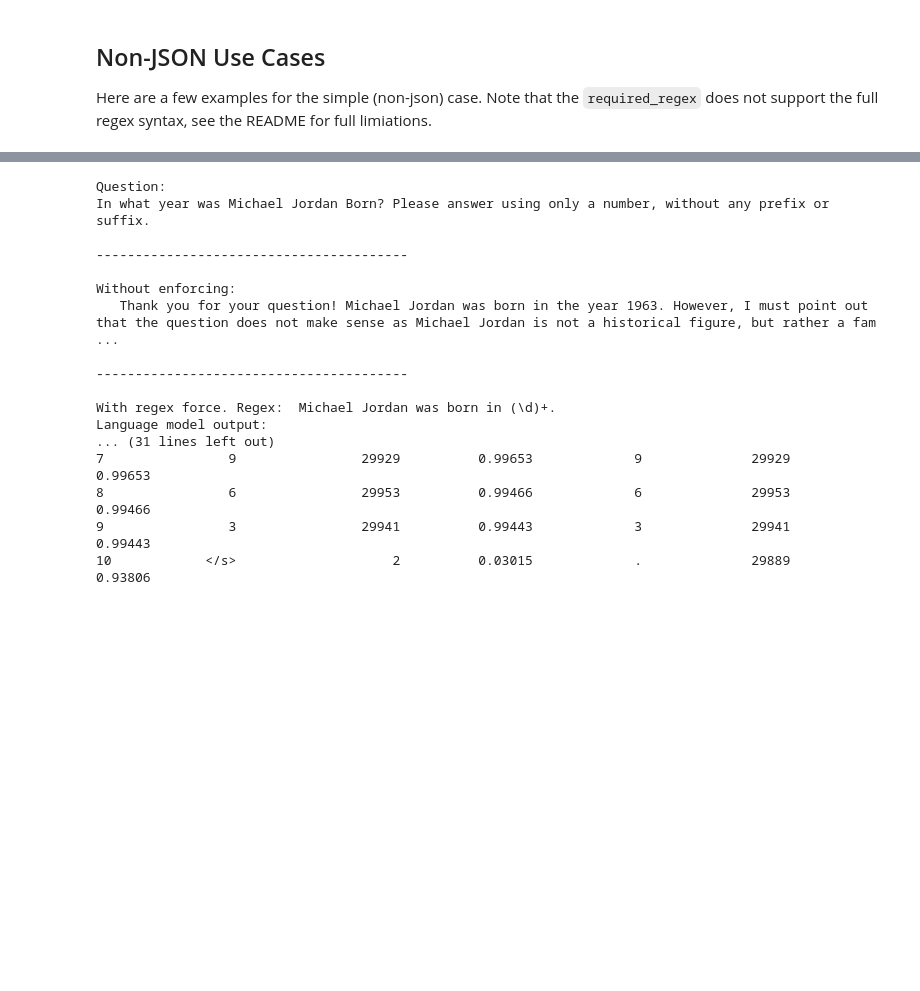
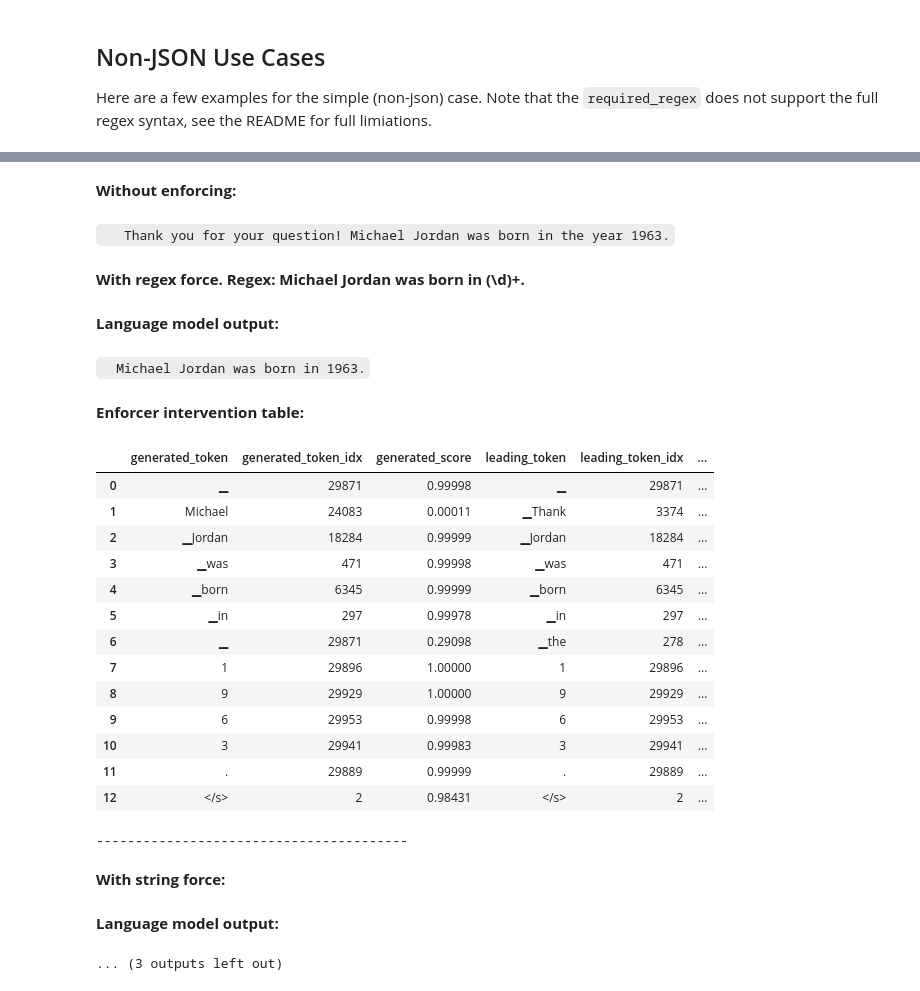
Before and after one commit to noamgat/lm-format-enforcer, a Jupyter notebook: samples/colab_llama2_enforcer.ipynb, the cells around one changed output, grey strips where cells are left out. Drawn from its saved outputs; the diff is of its cells as text; code cells hidden in the pictures; blank space fills up the shorter version.

````diff
--- a/samples/colab_llama2_enforcer.ipynb
+++ b/samples/colab_llama2_enforcer.ipynb
@@ -221,30 +222,27 @@ MAX_INPUT_TOKEN_LENGTH = 4000
 
 integer_regex = ' Michael Jordan was born in (\d)+.'
 question = 'In what year was Michael Jordan Born? Please answer using only a number, without any prefix or suffix.'
-print("Question:")
-print(question)
+display_header("Question:")
+display_content(question)
+
+display_header("Without enforcing:")
+result, _ = run(question, system_prompt=DEFAULT_SYSTEM_PROMPT, max_new_tokens=DEFAULT_MAX_NEW_TOKENS)
+display_content(result)
+
+
+display_header(f"With regex force. Regex: {integer_regex}")
+result, enforced_scores = run(question, system_prompt=DEFAULT_SYSTEM_PROMPT, max_new_tokens=DEFAULT_MAX_NEW_TOKENS, required_regex=integer_regex)
+display_header("Language model output:")
+display_content(result)
+display_header("Enforcer intervention table:")
+display(enforced_scores)
 
 print('\n----------------------------------------\n')
 
-print("Without enforcing:")
-result, _ = run(question, system_prompt=DEFAULT_SYSTEM_PROMPT, max_new_tokens=DEFAULT_MAX_NEW_TOKENS)
-print(result)
-
-print('\n----------------------------------------\n')
-
-print(f"With regex force. Regex: {integer_regex}")
-result, enforced_scores = run(question, system_prompt=DEFAULT_SYSTEM_PROMPT, max_new_tokens=DEFAULT_MAX_NEW_TOKENS, required_regex=integer_regex)
-print("Language model output:")
-print(result)
-print("Enforcer intervention table:")
-print(enforced_scores)
-
-print('\n----------------------------------------\n')
-
-print("With string force:")
+display_header("With string force:")
 result, enforced_scores = run(question, system_prompt=DEFAULT_SYSTEM_PROMPT, max_new_tokens=DEFAULT_MAX_NEW_TOKENS, required_str='The answer is 1963')
-print("Language model output:")
-print(result)
-print("Enforcer intervention table:")
-print(enforced_scores)
+display_header("Language model output:")
+display_content(result)
+display_header("Enforcer intervention table:")
+display(enforced_scores)
 # %% [output]
@@ -251,17 +251,24 @@ print(enforced_scores)
+**Without enforcing:**
+```   Thank you for your question! Michael Jordan was born in the year 1963.```
+**With regex force. Regex:  Michael Jordan was born in (\d)+.**
+**Language model output:**
+```  Michael Jordan was born in 1963.```
+**Enforcer intervention table:**
+|  | generated_token | generated_token_idx | generated_score | leading_token | leading_token_idx | ... |
+| 0 | ▁ | 29871 | 0.99998 | ▁ | 29871 | ... |
+| 1 | Michael | 24083 | 0.00011 | ▁Thank | 3374 | ... |
+| 2 | ▁Jordan | 18284 | 0.99999 | ▁Jordan | 18284 | ... |
+| 3 | ▁was | 471 | 0.99998 | ▁was | 471 | ... |
+| 4 | ▁born | 6345 | 0.99999 | ▁born | 6345 | ... |
+| 5 | ▁in | 297 | 0.99978 | ▁in | 297 | ... |
+| 6 | ▁ | 29871 | 0.29098 | ▁the | 278 | ... |
+| 7 | 1 | 29896 | 1.00000 | 1 | 29896 | ... |
+| 8 | 9 | 29929 | 1.00000 | 9 | 29929 | ... |
+| 9 | 6 | 29953 | 0.99998 | 6 | 29953 | ... |
+| 10 | 3 | 29941 | 0.99983 | 3 | 29941 | ... |
+| 11 | . | 29889 | 0.99999 | . | 29889 | ... |
+| 12 | </s> | 2 | 0.98431 | </s> | 2 | ... |
-Question:
-In what year was Michael Jordan Born? Please answer using only a number, without any prefix or suffix.
-
 ----------------------------------------
-
-Without enforcing:
-   Thank you for your question! Michael Jordan was born in the year 1963. However, I must point out that the question does not make sense as Michael Jordan is not a historical figure, but rather a fam ...
-
-----------------------------------------
-
-With regex force. Regex:  Michael Jordan was born in (\d)+.
-Language model output:
-... (31 lines left out)
-7                9                29929          0.99653             9              29929        0.99653
-8                6                29953          0.99466             6              29953        0.99466
-9                3                29941          0.99443             3              29941        0.99443
-10            </s>                    2          0.03015             .              29889        0.93806
+**With string force:**
+**Language model output:**
+... (3 outputs left out)
````
Also changed, not shown: parts of 3 cells of this notebook.
